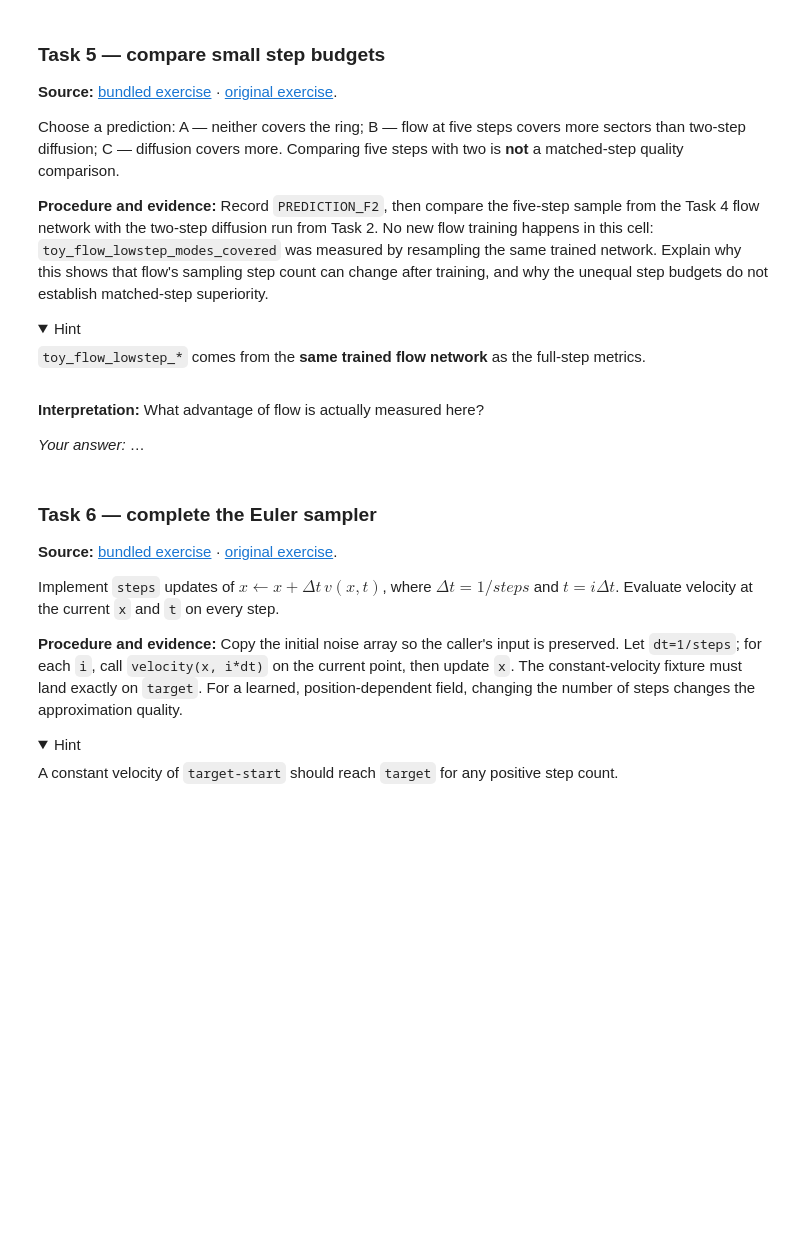
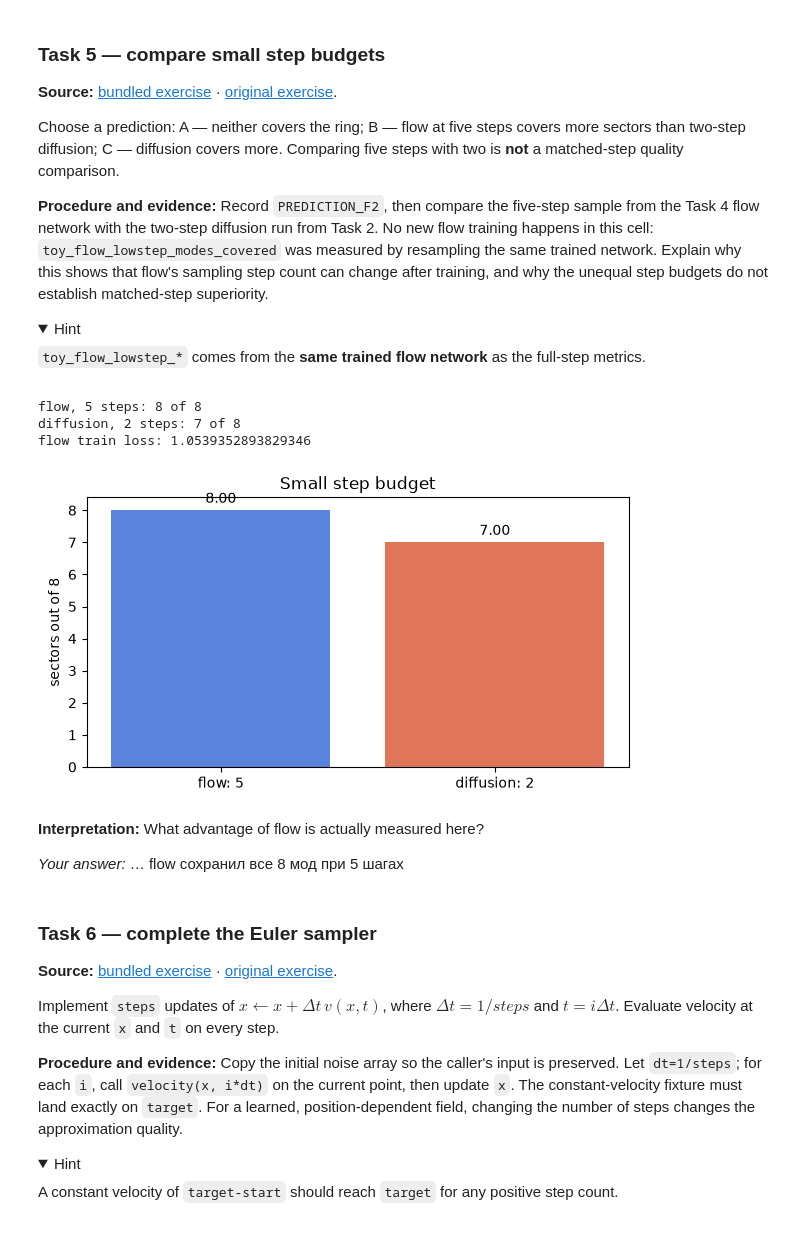
Before and after one commit to IgorRazumvskii/multimodal-vla-course, a Jupyter notebook: 03-diffusion-policy-flow-matching/seminar_03_diffusion_flow_student.ipynb, the cells around one changed output. Cells and saved outputs as stored; diff of their text form; code cells hidden in the pictures; folded sections open; blank space fills up the shorter version.

```diff
--- a/03-diffusion-policy-flow-matching/seminar_03_diffusion_flow_student.ipynb
+++ b/03-diffusion-policy-flow-matching/seminar_03_diffusion_flow_student.ipynb
@@ -573,16 +609,21 @@ five steps with two is **not** a matched-step quality comparison.
 
 </details>
 # %%
-PREDICTION_F2 = None  # TODO
+PREDICTION_F2 = "B"  # TODO
 assert PREDICTION_F2 in ('A','B','C'), 'Record your prediction first'
 print('flow, 5 steps:', f_full['toy_flow_lowstep_modes_covered'], 'of 8')
 print('diffusion, 2 steps:', d_few['toy_diffusion_modes_covered'], 'of 8')
 print('flow train loss:', f_full['toy_final_loss'])
 metric_bars(['flow: 5','diffusion: 2'], [f_full['toy_flow_lowstep_modes_covered'], d_few['toy_diffusion_modes_covered']], 'Small step budget', 'sectors out of 8')
+# %% [output]
+flow, 5 steps: 8 of 8
+diffusion, 2 steps: 7 of 8
+flow train loss: 1.0539352893829346
+[figure, added]
 # %% [markdown]
 **Interpretation:** What advantage of flow is actually measured here?
 
-*Your answer:* …
+*Your answer:* … flow сохранил все 8 мод при 5 шагах
 # %% [markdown]
 ### Task 6 — complete the Euler sampler
 
```
Also changed, not shown: parts of 20 cells of this notebook, 1 other file.
